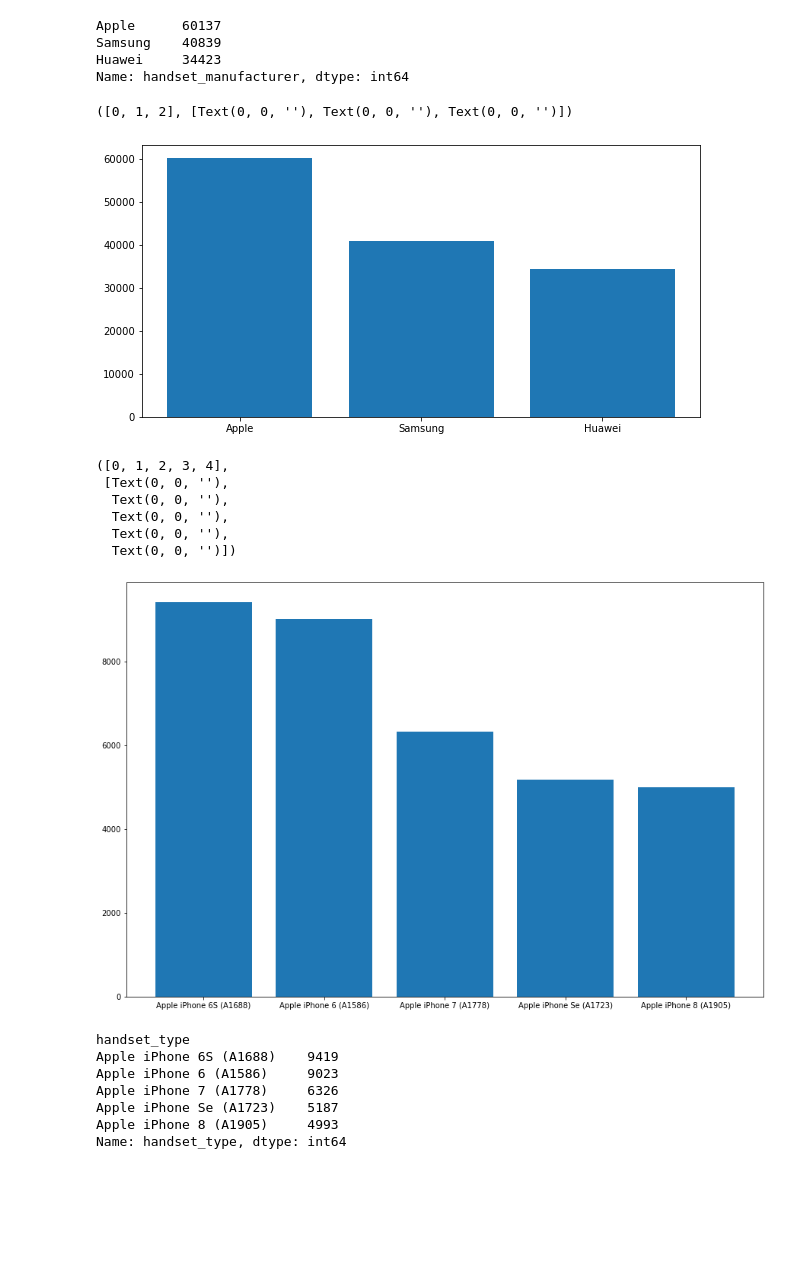
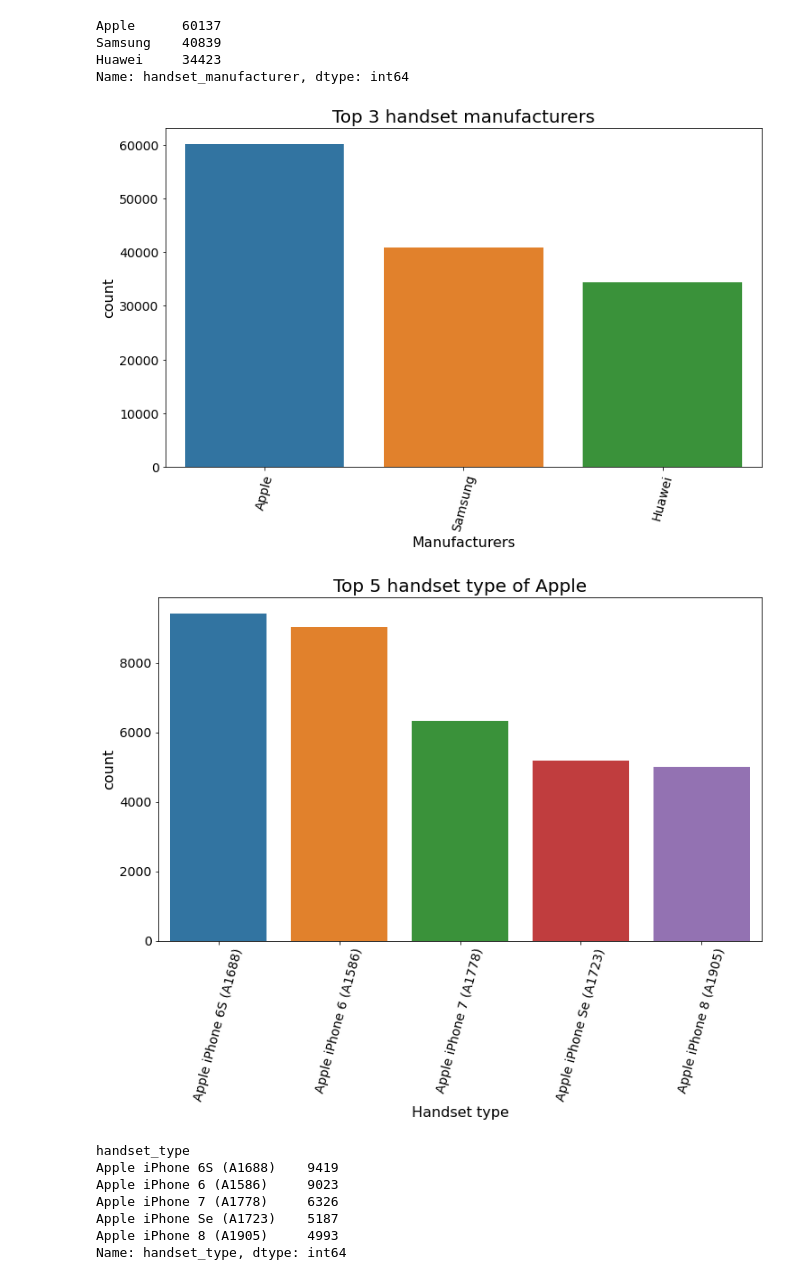
Before and after one commit to jedisam/Telecom-Data-Analysis, a Jupyter notebook: notebooks/userOverview.ipynb, the cells around one changed output. Cells and saved outputs as stored; diff of their text form; code cells hidden in the pictures; blank space fills up the shorter version.

```diff
--- a/notebooks/userOverview.ipynb
+++ b/notebooks/userOverview.ipynb
@@ -26,4 +29,7 @@ from overview import Overview
 # %% [markdown]
 Import the Data
 # %%
-df = pd.read_excel('../data/Week1_challenge_data_source.xlsx')
+# df = pd.read_excel('../data/Week1_challenge_data_source.xlsx')
+df_org = pd.read_csv('../data/cleaned_data_outliers.csv')
+# %%
+df = df_org.copy()
@@ -606,2 +296,0 @@ The autoreload extension is already loaded. To reload it, use:
-# %%
-df = pd.read_csv('../data/cleaned_data.csv')
@@ -658,13 +364,18 @@ Apple      60137
 Samsung    40839
 Huawei     34423
 Name: handset_manufacturer, dtype: int64
+# %%
+new_df = pd.DataFrame()
+new_df['handset_manufacturer'] = top_3_manuf.index
+new_df['count'] = top_3_manuf.values
 # %%
 # plot graph for top10
-plt.figure(figsize=(10,5))
-plt.bar(top_3_manuf.index, top_3_manuf.values)
-plt.xticks(rotation=0)
+pl.plot_bar(new_df, 'handset_manufacturer', 'count', 'Top 3 handset manufacturers', 'Manufacturers', 'count')
+
+# plt.figure(figsize=(10,5))
+# plt.bar(top_3_manuf.index, top_3_manuf.values)
+# plt.xticks(rotation=0)
 # %% [output]
-([0, 1, 2], [Text(0, 0, ''), Text(0, 0, ''), Text(0, 0, '')])
-[figure, old version]
+[figure, new version]
 # %%
 appCount = df.groupby('handset_manufacturer')['handset_type'].value_counts()['Apple'].nlargest(5)
@@ -671,16 +386,12 @@ appCount = df.groupby('handset_manufacturer')['handset_type'].value_counts()['Ap
 # %%
-# plot graph for top10
-plt.figure(figsize=(15,10))
-plt.bar(appCount.index, appCount.values)
-plt.xticks(rotation=0)
+# plot graph for top 5
+pl.plot_bar(new_df, 'Handset', 'count', 'Top 5 handset type of Apple', 'Handset type', 'count')
+
+# plt.figure(figsize=(15,10))
+# plt.bar(appCount.index, appCount.values)
+# plt.xticks(rotation=0)
 # %% [output]
-([0, 1, 2, 3, 4],
- [Text(0, 0, ''),
-  Text(0, 0, ''),
-  Text(0, 0, ''),
-  Text(0, 0, ''),
-  Text(0, 0, '')])
-[figure, old version]
+[figure, new version]
 # %%
 appCount
 # %% [output]
```
Also changed, not shown: parts of 73 cells of this notebook, 4 other files.
